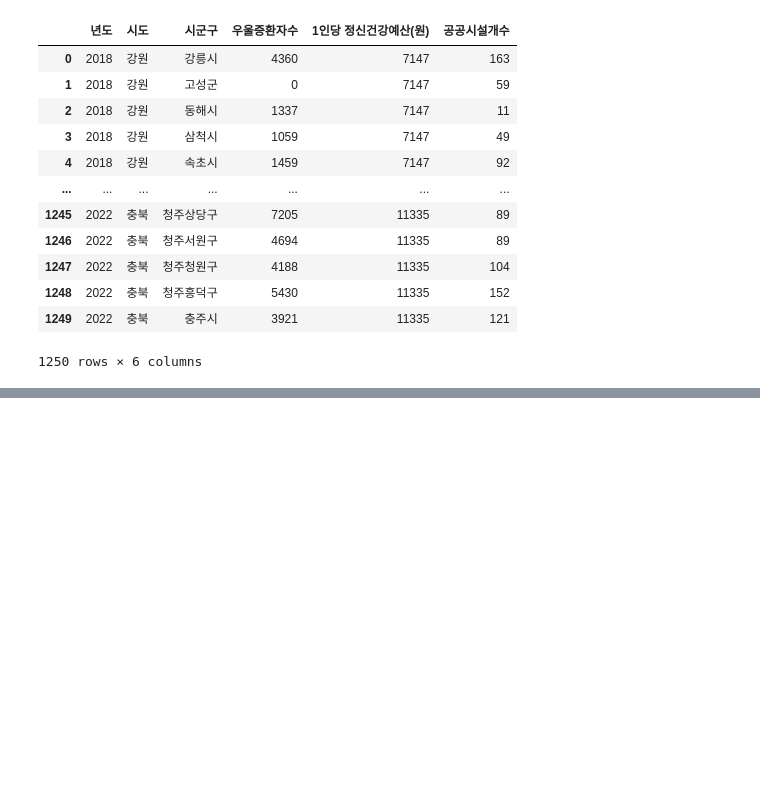
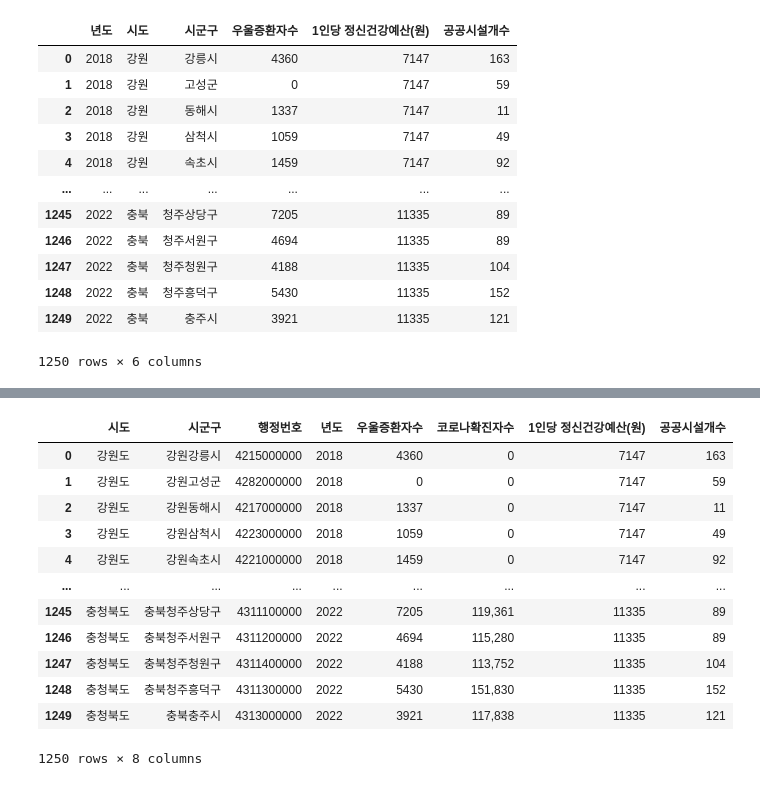
Before and after one commit to bonasoobin/depression-analysis, a Jupyter notebook: 0_Data/park.ipynb, the cells around one changed output, grey strips where cells are left out. Drawn from its saved outputs; the diff is of its cells as text; code cells hidden in the pictures; blank space fills up the shorter version.

```diff
--- a/0_Data/park.ipynb
+++ b/0_Data/park.ipynb
@@ -1618,0 +2372,18 @@ result.to_csv(r'C:\Users\soobin\coding_excuse\soobin\0_Data\result_0123910.csv',
+# %%
+neworder_r = ['시도', '시군구', '행정번호', '년도', '우울증환자수', '코로나확진자수', '1인당 정신건강예산(원)', '공공시설개수']
+result_0123491011 = result_0123491011[neworder_r]
+result_0123491011
+# %% [output]
+|  | 시도 | 시군구 | 행정번호 | 년도 | 우울증환자수 | 코로나확진자수 | 1인당 정신건강예산(원) | 공공시설개수 |
+| 0 | 강원도 | 강원강릉시 | 4215000000 | 2018 | 4360 | 0 | 7147 | 163 |
+| 1 | 강원도 | 강원고성군 | 4282000000 | 2018 | 0 | 0 | 7147 | 59 |
+| 2 | 강원도 | 강원동해시 | 4217000000 | 2018 | 1337 | 0 | 7147 | 11 |
+| 3 | 강원도 | 강원삼척시 | 4223000000 | 2018 | 1059 | 0 | 7147 | 49 |
+| 4 | 강원도 | 강원속초시 | 4221000000 | 2018 | 1459 | 0 | 7147 | 92 |
+| ... | ... | ... | ... | ... | ... | ... | ... | ... |
+| 1245 | 충청북도 | 충북청주상당구 | 4311100000 | 2022 | 7205 | 119,361 | 11335 | 89 |
+| 1246 | 충청북도 | 충북청주서원구 | 4311200000 | 2022 | 4694 | 115,280 | 11335 | 89 |
+| 1247 | 충청북도 | 충북청주청원구 | 4311400000 | 2022 | 4188 | 113,752 | 11335 | 104 |
+| 1248 | 충청북도 | 충북청주흥덕구 | 4311300000 | 2022 | 5430 | 151,830 | 11335 | 152 |
+| 1249 | 충청북도 | 충북충주시 | 4313000000 | 2022 | 3921 | 117,838 | 11335 | 121 |
+1250 rows × 8 columns
```
Also changed, not shown: parts of 63 cells of this notebook.
